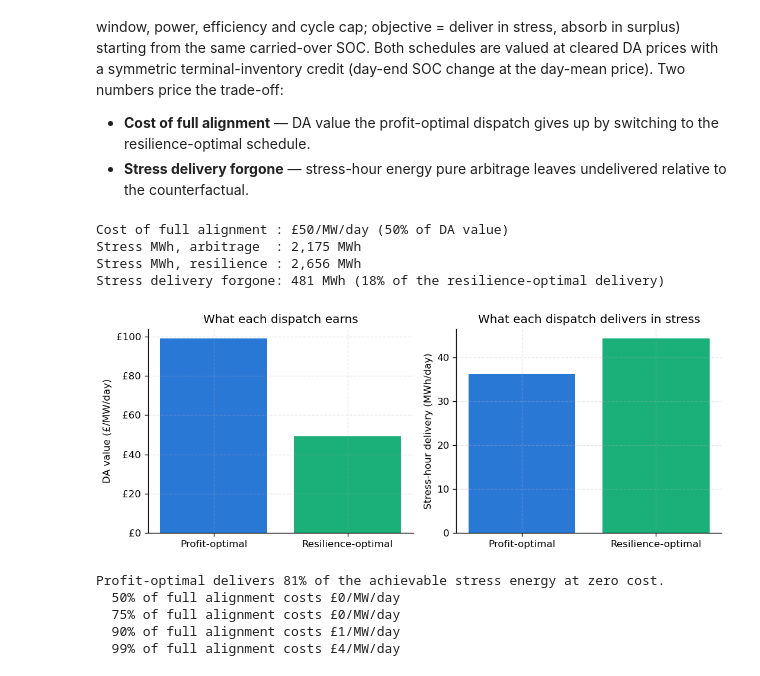
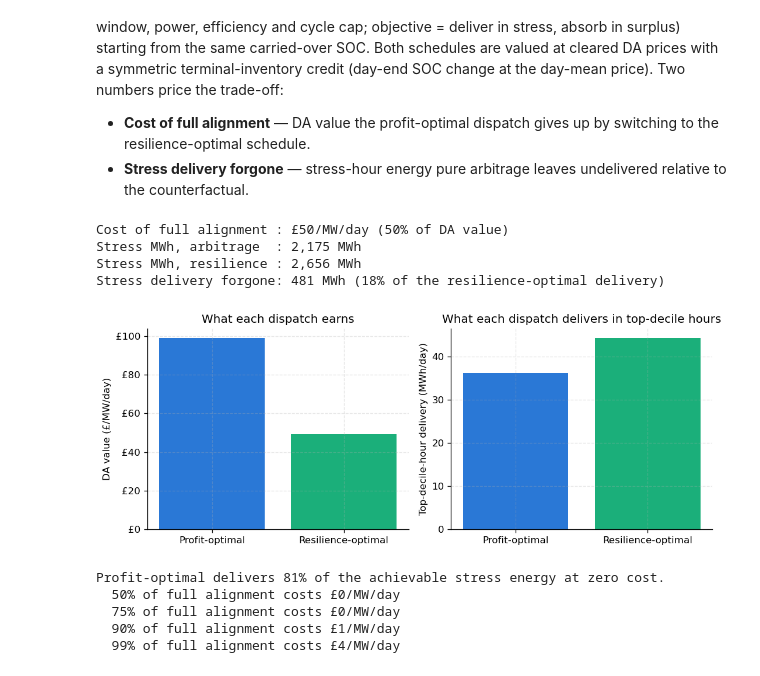
Before and after one commit to shaw029/power-trading, a Jupyter notebook: notebooks/04_alignment_gap.ipynb, the cells around one changed output. Drawn from its saved outputs; the diff is of its cells as text; code cells hidden in the pictures.

```diff
--- a/notebooks/04_alignment_gap.ipynb
+++ b/notebooks/04_alignment_gap.ipynb
@@ -203,10 +220,10 @@ fig, ax = plt.subplots(figsize=(8, 3))
 stress_hours = flags[flags["stress"]].index.hour
 surplus_hours = flags[flags["surplus"]].index.hour
 ax.hist([stress_hours, surplus_hours], bins=range(25),
-        label=["Stress", "Surplus"], color=[C["cost"], C["discharge"]])
+        label=["Top-decile load", "Surplus"], color=[C["cost"], C["discharge"]])
 ax.set_xlabel("Hour of day (UTC)")
 ax.set_ylabel("Half-hours in window")
-ax.set_title("When the system is stressed vs in surplus")
+ax.set_title("Top-decile load vs surplus")
 ax.legend()
 plt.tight_layout()
 plt.show()
@@ -453,36 +470,36 @@ mean_gap = gap_df["profit_cost_of_alignment"].mean() / POWER_MW
 mean_profit = gap_df["profit_arb"].mean() / POWER_MW
 print(f"Cost of full alignment : £{mean_gap:,.0f}/MW/day "
       f"({gap_df['profit_cost_of_alignment'].sum() / gap_df['profit_arb'].sum():.0%} "
       f"of DA value)")
 print(f"Stress MWh, arbitrage  : {gap_df['stress_mwh_arb'].sum():,.0f} MWh")
 print(f"Stress MWh, resilience : {gap_df['stress_mwh_res'].sum():,.0f} MWh")
 print(f"Stress delivery forgone: {gap_df['stress_mwh_forgone'].sum():,.0f} MWh "
       f"({gap_df['stress_mwh_forgone'].sum() / max(gap_df['stress_mwh_res'].sum(), 1e-9):.0%} "
       f"of the resilience-optimal delivery)")
 
 # Figure 2 — the two dispatches on both value axes.
 fig, (ax1, ax2) = plt.subplots(1, 2, figsize=(9, 3.6))
 labels = ["Profit-optimal", "Resilience-optimal"]
 profit_vals = [gap_df["profit_arb"].mean() / POWER_MW, gap_df["profit_res"].mean() / POWER_MW]
 stress_vals = [gap_df["stress_mwh_arb"].mean(), gap_df["stress_mwh_res"].mean()]
 ax1.bar(labels, profit_vals, color=[C["da"], C["discharge"]])
 ax1.set_ylabel("DA value (£/MW/day)")
 ax1.set_title("What each dispatch earns")
 ax1.yaxis.set_major_formatter(mticker.StrMethodFormatter("£{x:,.0f}"))
 ax2.bar(labels, stress_vals, color=[C["da"], C["discharge"]])
-ax2.set_ylabel("Stress-hour delivery (MWh/day)")
-ax2.set_title("What each dispatch delivers in stress")
+ax2.set_ylabel("Top-decile-hour delivery (MWh/day)")
+ax2.set_title("What each dispatch delivers in top-decile hours")
 plt.tight_layout()
 # Print-resolution export for the poster: value earned against stress energy delivered.
 save_poster_fig(fig, "nb04_fig2_value_vs_stress_energy")
 
 plt.show()
 # %% [output]
 Cost of full alignment : £50/MW/day (50% of DA value)
 Stress MWh, arbitrage  : 2,175 MWh
 Stress MWh, resilience : 2,656 MWh
 Stress delivery forgone: 481 MWh (18% of the resilience-optimal delivery)
-[figure, old version]
+[figure, new version]
 # %%
 # The alignment frontier — the whole trade-off, not its two endpoints.
 #
```
Also changed, not shown: parts of 7 cells of this notebook, 5 other files.
